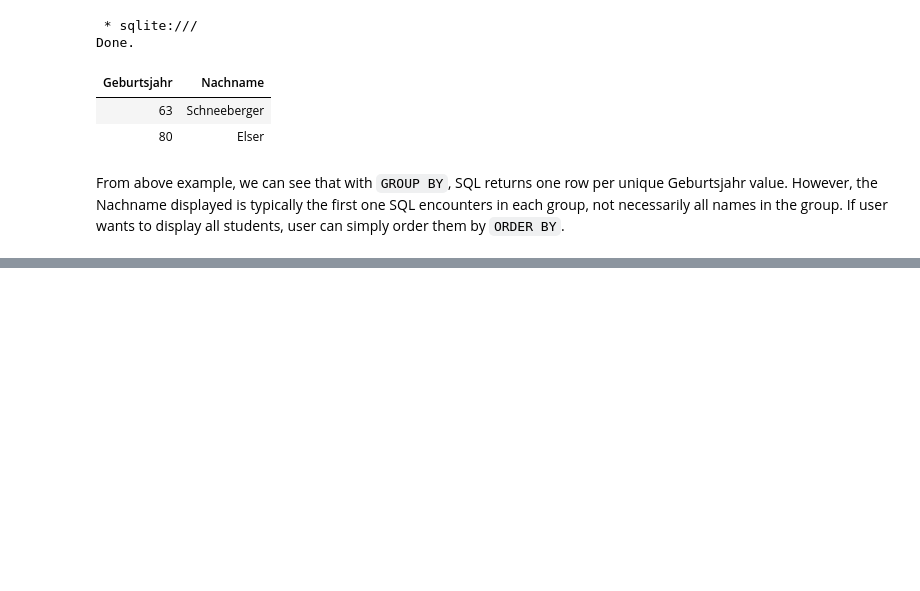
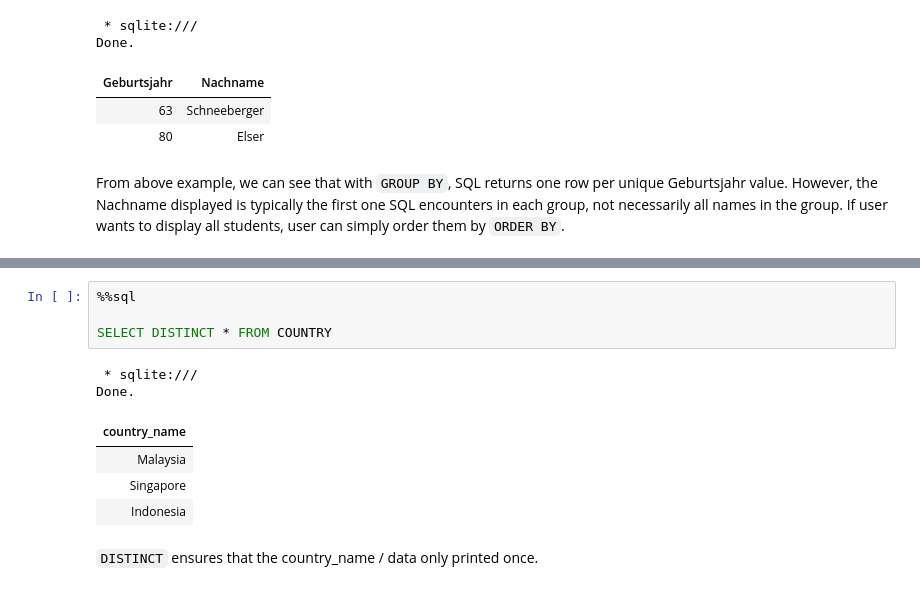
Before and after one commit to Bryanbu2014/database, a Jupyter notebook: exercises-ss24/01_SQL_DDL.ipynb, the cells around one changed output, grey strips where cells are left out. Cells and saved outputs as stored; diff of their text form; blank space fills up the shorter version.

```diff
--- a/exercises-ss24/01_SQL_DDL.ipynb
+++ b/exercises-ss24/01_SQL_DDL.ipynb
@@ -657,0 +867,13 @@ From above example, we can see that with `GROUP BY`, SQL returns one row per uni
+# %%
+%%sql
+
+SELECT DISTINCT * FROM COUNTRY
+# %% [output]
+ * sqlite:///
+Done.
+| country_name |
+| Malaysia |
+| Singapore |
+| Indonesia |
+# %% [markdown]
+`DISTINCT` ensures that the country_name / data only printed once.
```
Also changed, not shown: parts of 34 cells of this notebook.
